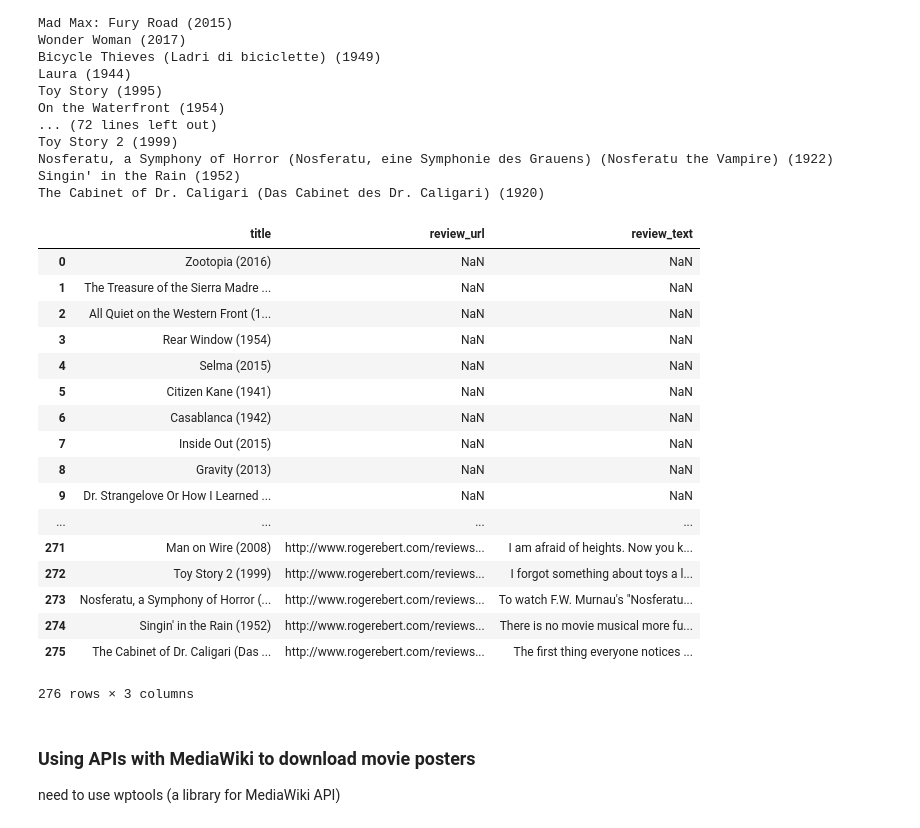
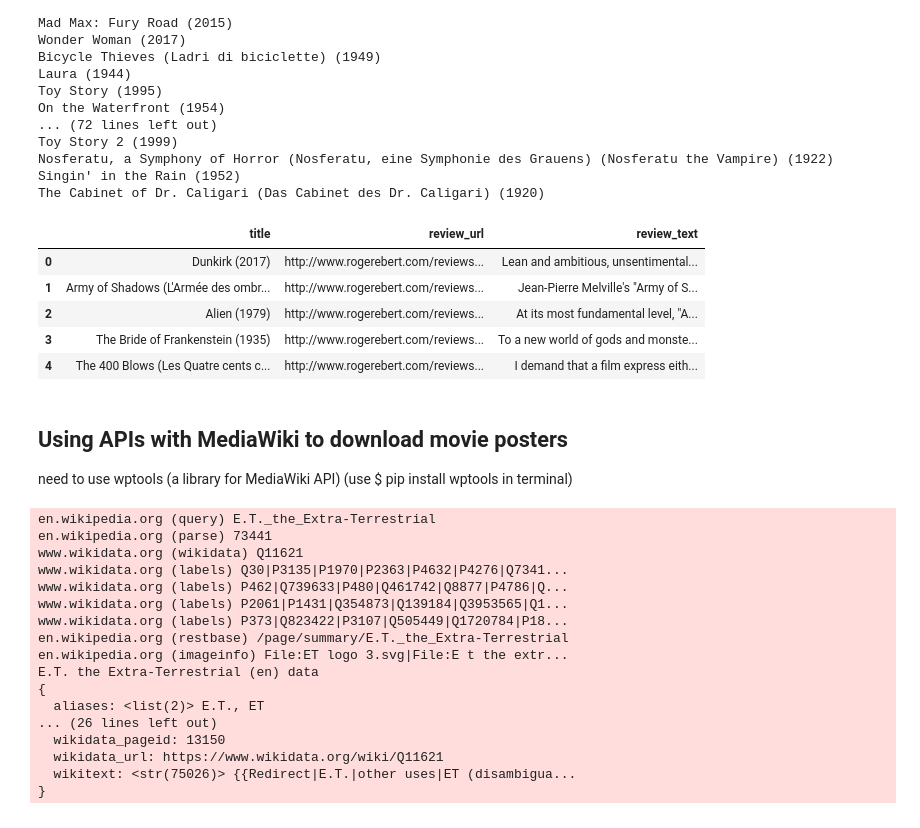
Before and after one commit to mccormd1/Analytics_Nanodegree, a Jupyter notebook: 3-Data Wrangling/Wrangling_materials/2-rotten tomatoes/gathering.ipynb, the cells around one changed output. Drawn from its saved outputs; the diff is of its cells as text; code cells hidden in the pictures.

Commit message:
API for posters, combine and save scraped data

```diff
--- a/3-Data Wrangling/Wrangling_materials/2-rotten tomatoes/gathering.ipynb
+++ b/3-Data Wrangling/Wrangling_materials/2-rotten tomatoes/gathering.ipynb
@@ -51,7 +51,7 @@ folder = 'rt_html'
 for movie_html in os.listdir(folder):
     with open(os.path.join(folder, movie_html)) as file:
         soup = BeautifulSoup(file,'lxml')
-        title=soup.find('title').contents[0][:-len(' - Rotten Tomatoes')]
+        title=soup.find('title').contents[0][:-len(' - Rotten Tomatoes')].replace('\xa0',' ')
         audience_score=soup.find('div',class_="audience-score meter").find('span').contents[0][:-1]
         num_audience_ratings=soup.find('div',class_='audience-info hidden-xs superPageFontColor')
         num_audience_ratings=num_audience_ratings.find_all('div')[1].contents[2].strip().replace(',','')
@@ -182,7 +182,7 @@ len(os.listdir(folder_name))
 88
 # %%
 import glob
-
+df_list=[]
 for review in glob.glob('ebert_reviews/*.txt'):
     with open(review, encoding='utf-8') as file:
         title=file.readline()[:-1]
@@ -214,27 +214,15 @@ Nosferatu, a Symphony of Horror (Nosferatu, eine Symphonie des Grauens) (Nosfera
 Singin' in the Rain (1952)
 The Cabinet of Dr. Caligari (Das Cabinet des Dr. Caligari) (1920)
 # %%
-df_ebert
+df_ebert.head()
 # %% [output]
 |  | title | review_url | review_text |
-| 0 | Zootopia (2016) | NaN | NaN |
-| 1 | The Treasure of the Sierra Madre ... | NaN | NaN |
-| 2 | All Quiet on the Western Front (1... | NaN | NaN |
-| 3 | Rear Window (1954) | NaN | NaN |
-| 4 | Selma (2015) | NaN | NaN |
-| 5 | Citizen Kane (1941) | NaN | NaN |
-| 6 | Casablanca (1942) | NaN | NaN |
-| 7 | Inside Out (2015) | NaN | NaN |
-| 8 | Gravity (2013) | NaN | NaN |
-| 9 | Dr. Strangelove Or How I Learned ... | NaN | NaN |
-| ... | ... | ... | ... |
-| 271 | Man on Wire (2008) | http://www.rogerebert.com/reviews... | I am afraid of heights. Now you k... |
-| 272 | Toy Story 2 (1999) | http://www.rogerebert.com/reviews... | I forgot something about toys a l... |
-| 273 | Nosferatu, a Symphony of Horror (... | http://www.rogerebert.com/reviews... | To watch F.W. Murnau's "Nosferatu... |
-| 274 | Singin' in the Rain (1952) | http://www.rogerebert.com/reviews... | There is no movie musical more fu... |
-| 275 | The Cabinet of Dr. Caligari (Das ... | http://www.rogerebert.com/reviews... | The first thing everyone notices ... |
+| 0 | Dunkirk (2017) | http://www.rogerebert.com/reviews... | Lean and ambitious, unsentimental... |
+| 1 | Army of Shadows (L'Armée des ombr... | http://www.rogerebert.com/reviews... | Jean-Pierre Melville's "Army of S... |
+| 2 | Alien (1979) | http://www.rogerebert.com/reviews... | At its most fundamental level, "A... |
+| 3 | The Bride of Frankenstein (1935) | http://www.rogerebert.com/reviews... | To a new world of gods and monste... |
+| 4 | The 400 Blows (Les Quatre cents c... | http://www.rogerebert.com/reviews... | I demand that a film express eith... |
-276 rows × 3 columns
 # %% [markdown]
-### Using APIs with MediaWiki to download movie posters
+## Using APIs with MediaWiki to download movie posters
 
-need to use wptools (a library for MediaWiki API)
+need to use wptools (a library for MediaWiki API) (use $ pip install wptools in terminal)
@@ -240,0 +231,21 @@ need to use wptools (a library for MediaWiki API)
+# %%
+# get the page object
+page =wptools.page('E.T._the_Extra-Terrestrial').get()
+# %% [output]
+en.wikipedia.org (query) E.T._the_Extra-Terrestrial
+en.wikipedia.org (parse) 73441
+www.wikidata.org (wikidata) Q11621
+www.wikidata.org (labels) Q30|P3135|P1970|P2363|P4632|P4276|Q7341...
+www.wikidata.org (labels) P462|Q739633|P480|Q461742|Q8877|P4786|Q...
+www.wikidata.org (labels) P2061|P1431|Q354873|Q139184|Q3953565|Q1...
+www.wikidata.org (labels) P373|Q823422|P3107|Q505449|Q1720784|P18...
+en.wikipedia.org (restbase) /page/summary/E.T._the_Extra-Terrestrial
+en.wikipedia.org (imageinfo) File:ET logo 3.svg|File:E t the extr...
+E.T. the Extra-Terrestrial (en) data
+{
+  aliases: <list(2)> E.T., ET
+... (26 lines left out)
+  wikidata_pageid: 13150
+  wikidata_url: https://www.wikidata.org/wiki/Q11621
+  wikitext: <str(75026)> {{Redirect|E.T.|other uses|ET (disambigua...
+}
```
Also changed, not shown: parts of 21 cells of this notebook.
